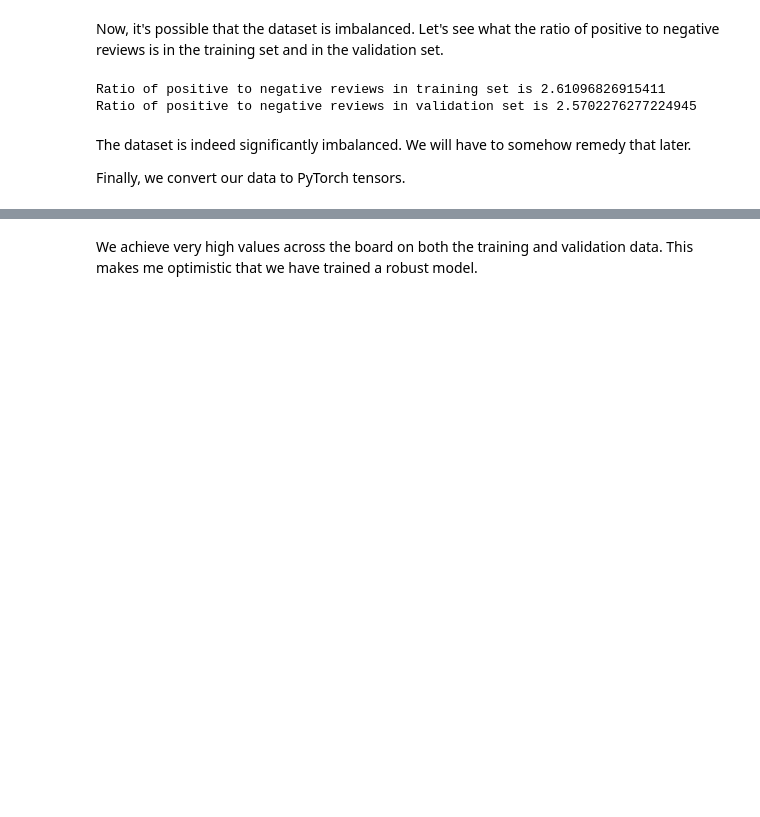
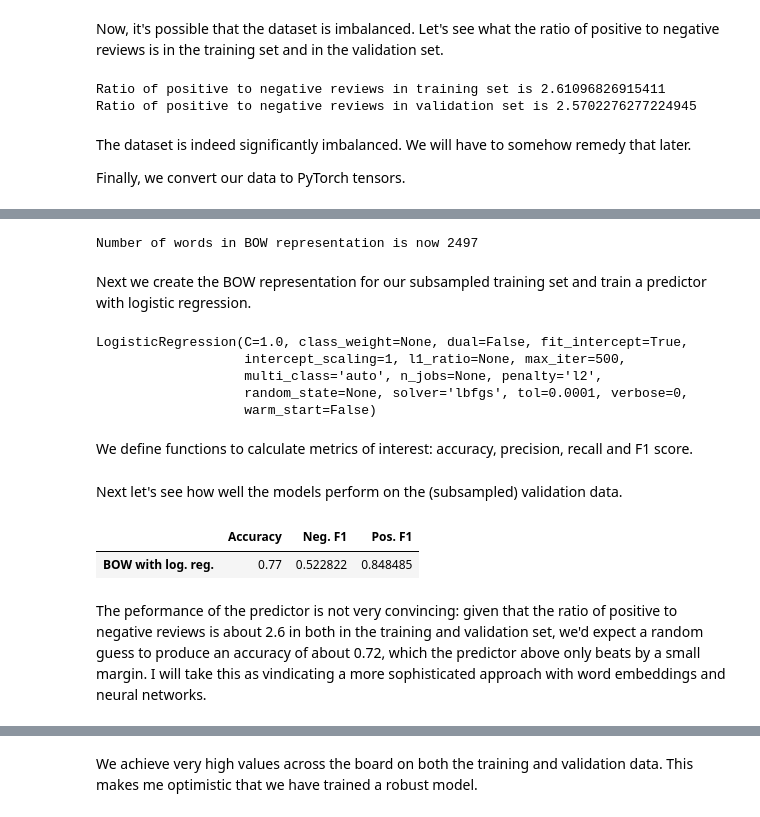
Before and after one commit to EliasTa2610/Metacritic-Review-Summary-Sentiment-Analysis, a Jupyter notebook: metacritic_sent_analy.ipynb, the cells around one changed output, grey strips where cells are left out. Saved outputs shown, nothing was run; the diff lists cells and outputs as text; code cells hidden in the pictures; blank space fills up the shorter version.

Commit message:
Expanded data analysis, investigated misclassified samples, showed BOW approach is ineffective, enhanced text preprocessing

```diff
--- a/metacritic_sent_analy.ipynb
+++ b/metacritic_sent_analy.ipynb
@@ -25,7 +25,12 @@ cur.execute('''SELECT title, metascore
                FROM games
                GROUP BY title''')
 games = pd.DataFrame(cur.fetchall(), columns=['title', 'metascore'])
-cur.execute('''SELECT title, body, score
+cur.execute('''SELECT title, platform, body, score
                FROM critics_reviews
                GROUP BY body''')
-reviews = pd.DataFrame(cur.fetchall(), columns=['title', 'body', 'score'])
+reviews = pd.DataFrame(cur.fetchall(), columns=['title', 'platform', 'body',
+                                                'score'])
+
+print('Number of titles is', len(games))
+print('Total number of reviews is', len(reviews))
+print('Average number of reviews per title is', len(reviews)/len(games))
@@ -219,0 +272,32 @@ Finally, we convert our data to PyTorch tensors.
+# %%
+train_bow = get_bow(sub_train_samples)
+freqs = np.sum(train_bow, axis=0)
+mask = (freqs > 10)
+train_bow = np.transpose(train_bow)
+train_bow = train_bow[mask]
+train_bow = np.transpose(train_bow)
+val_bow = get_bow(sub_val_samples)
+val_bow = np.transpose(val_bow)
+val_bow = val_bow[mask]
+val_bow = np.transpose(val_bow)
+print('Number of words in BOW representation is now', train_bow.shape[1])
+# %% [output]
+Number of words in BOW representation is now 2497
+# %% [markdown]
+Next we create the BOW representation for our subsampled training set and train a predictor with logistic regression.
+# %%
+from sklearn.linear_model import LogisticRegression
+
+# define objects for models
+logiReg = LogisticRegression(solver = 'lbfgs', max_iter=500)
+
+# train
+logiReg.fit(train_bow, sub_train_labels)
+# %% [output]
+LogisticRegression(C=1.0, class_weight=None, dual=False, fit_intercept=True,
+                   intercept_scaling=1, l1_ratio=None, max_iter=500,
+                   multi_class='auto', n_jobs=None, penalty='l2',
+                   random_state=None, solver='lbfgs', tol=0.0001, verbose=0,
+                   warm_start=False)
+# %% [markdown]
+We define functions to calculate metrics of interest: accuracy, precision, recall and F1 score.
@@ -219,0 +344,22 @@ Finally, we convert our data to PyTorch tensors.
+# %% [markdown]
+Next let's see how well the models perform on the (subsampled) validation data.
+# %%
+# get predictions
+logiReg_preds = logiReg.predict(val_bow)
+logiReg_preds = logiReg_preds.reshape((len(sub_val_labels),))
+
+# calculate metrics
+sub_val_labels = np.array(sub_val_labels)
+logiReg_acc = get_acc(sub_val_labels, logiReg_preds)
+logiReg_pos_f1 = get_f1(sub_val_labels, logiReg_preds, label=1)
+logiReg_neg_f1 = get_f1(sub_val_labels, logiReg_preds, label=0)
+
+# show results
+table = pd.DataFrame(columns=['Accuracy', 'Neg. F1', 'Pos. F1'])
+table.loc['BOW with log. reg.'] = [logiReg_acc, logiReg_neg_f1, logiReg_pos_f1]
+table
+# %% [output]
+|  | Accuracy | Neg. F1 | Pos. F1 |
+| BOW with log. reg. | 0.77 | 0.522822 | 0.848485 |
+# %% [markdown]
+The peformance of the predictor is not very convincing: given that the ratio of positive to negative reviews is about 2.6 in both in the training and validation set, we'd expect a random guess to produce an accuracy of about 0.72, which the predictor above only beats by a small margin. I will take this as vindicating a more sophisticated approach with word embeddings and neural networks.
```
Also changed, not shown: parts of 30 cells of this notebook.
